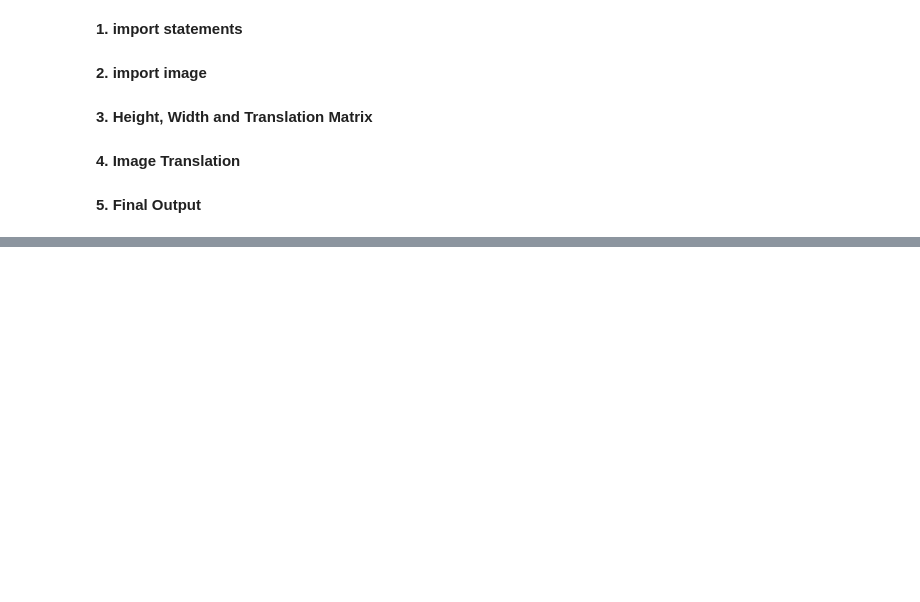
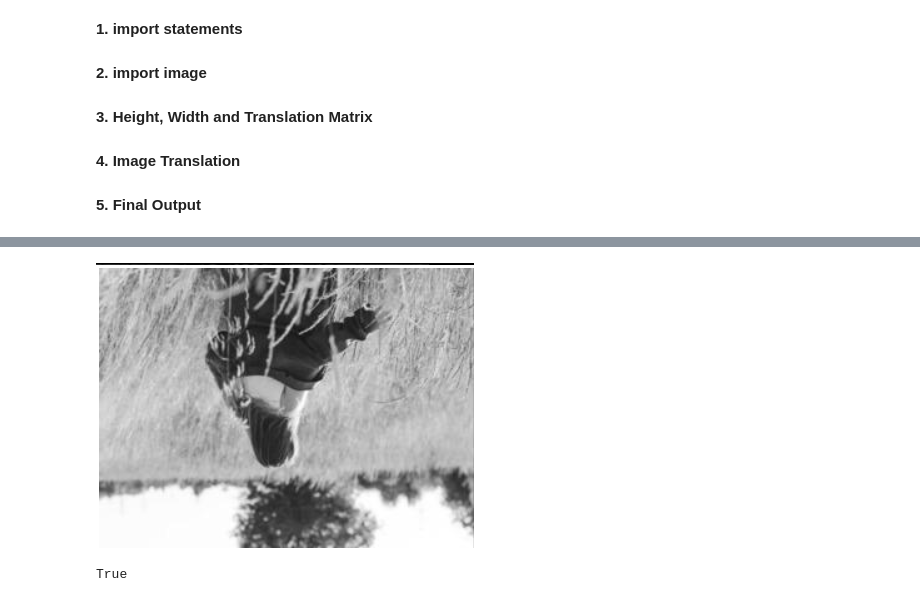
Before and after one commit to shabd-sahay/computer_vision, a Jupyter notebook: classwork1.ipynb, the cells around one changed output, grey strips where cells are left out. Saved outputs shown, nothing was run; the diff lists cells and outputs as text; code cells hidden in the pictures; blank space fills up the shorter version.

```diff
--- a/classwork1.ipynb
+++ b/classwork1.ipynb
@@ -31,0 +46,18 @@ cv2_imshow(img_translation)
+# %%
+import numpy as np
+import cv2 as cv
+from google.colab.patches import cv2_imshow
+
+img = cv.imread('girlImage.png', 0)
+rows, cols = img.shape
+M = np.float32([[1,  0, 0],
+                [0, -1, rows],
+                [0,  0, 1]])
+reflected_img = cv.warpPerspective(img, M,
+                                   (int(cols),
+                                    int(rows)))
+cv2_imshow(reflected_img)
+cv.imwrite('reflection_out.jpg', reflected_img)
+# %% [output]
+[figure, added]
+True
```
Also changed, not shown: parts of 9 cells of this notebook.
